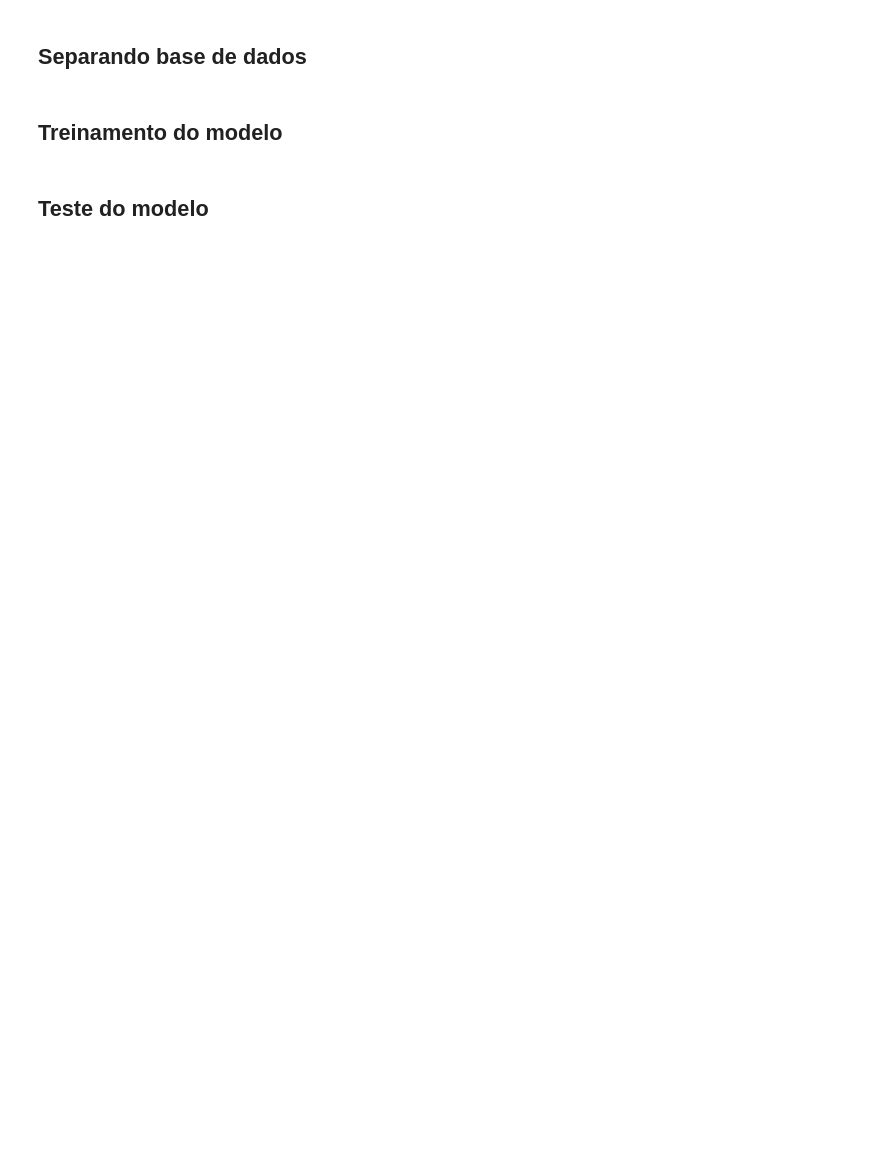
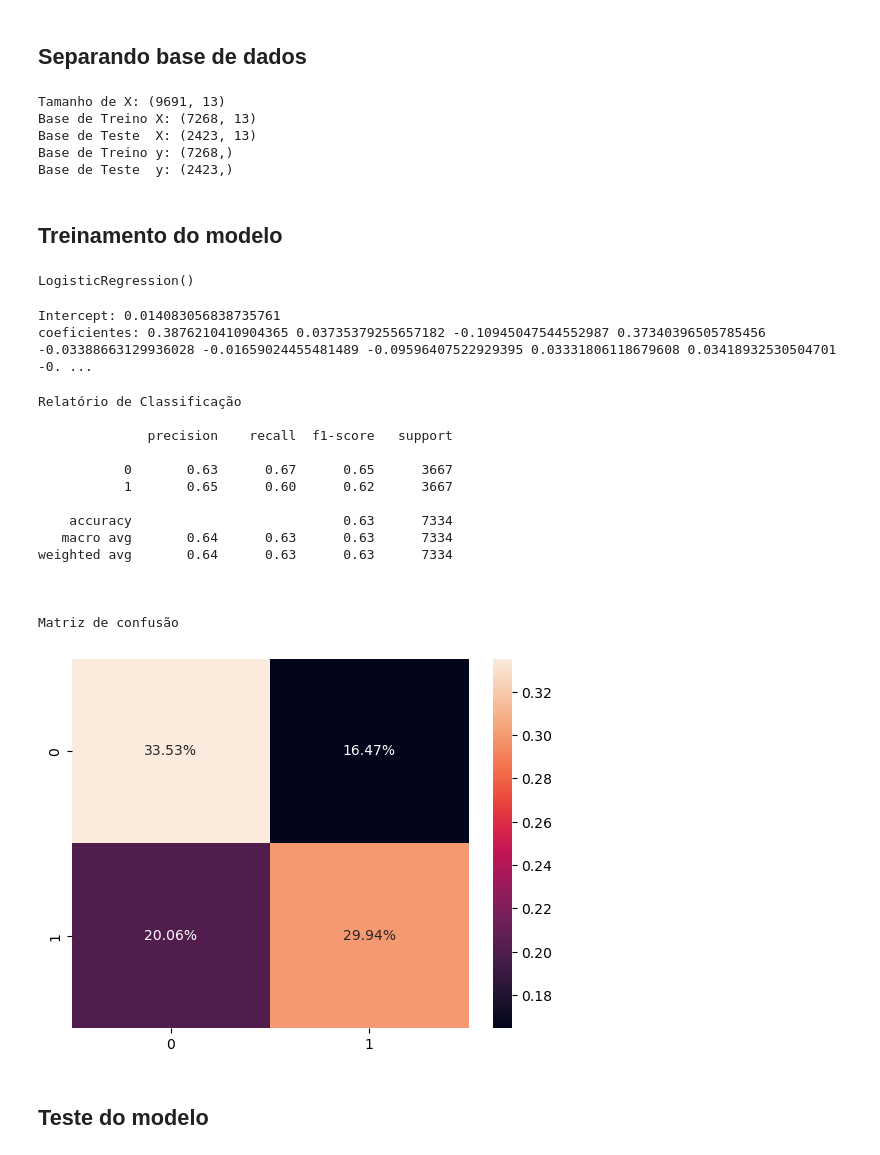
Before and after one commit to ramoneirao/machine-learning, a Jupyter notebook: classificacao/Cardio-RegLog.ipynb, the cells around one changed output. Cells and saved outputs as stored; diff of their text form; code cells hidden in the pictures; blank space fills up the shorter version.

```diff
--- a/classificacao/Cardio-RegLog.ipynb
+++ b/classificacao/Cardio-RegLog.ipynb
@@ -145,6 +175,72 @@ correlacao(df)
 # %% [markdown]
 ## **Separando base de dados**
+# %%
+# Base de treino e teste
+X = df.drop(['doenca cardiaca'], axis=1)
+y = df['doenca cardiaca']
+print(f"Tamanho de X: {X.shape}")
+
+# Separação das bases de treino e test.
+X_train, X_test, y_train, y_test = train_test_split(X, y, test_size=0.25, random_state=42)
+
+print(f"Base de Treino X: {X_train.shape}")
+print(f"Base de Teste  X: {X_test.shape}")
+print(f"Base de Treino y: {y_train.shape}")
+print(f"Base de Teste  y: {y_test.shape}")
+
+# Padronização dos dados
+sc=StandardScaler()
+X_train = sc.fit_transform(X_train)
+X_test = sc.transform(X_test)
+
+# Balanceamento da com SMOTE
+smote = SMOTE(random_state=42)
+X_train, y_train = smote.fit_resample(X_train, y_train)
+# %% [output]
+Tamanho de X: (9691, 13)
+Base de Treino X: (7268, 13)
+Base de Teste  X: (2423, 13)
+Base de Treino y: (7268,)
+Base de Teste  y: (2423,)
 # %% [markdown]
 ## **Treinamento do modelo**
+# %%
+# Modelo de regressão logistica
+logistic_cardio = LogisticRegression()
+logistic_cardio.fit(X_train, y_train)
+# %% [output]
+LogisticRegression()
+# %%
+print('Intercept:',logistic_cardio.intercept_[0])
+print('coeficientes:',*logistic_cardio.coef_[0])
+# %% [output]
+Intercept: 0.014083056838735761
+coeficientes: 0.3876210410904365 0.03735379255657182 -0.10945047544552987 0.37340396505785456 -0.03388663129936028 -0.01659024455481489 -0.09596407522929395 0.03331806118679608 0.03418932530504701 -0. ...
+# %%
+# Relatorio e matriz de confusão
+prev_train=logistic_cardio.predict(X_train)
+print("\n\nRelatório de Classificação \n")
+print(classification_report(y_train, prev_train))
+
+print("\n\nMatriz de confusão\n")
+cm = confusion_matrix(y_train, prev_train)
+sns.heatmap(cm / cm.sum(), annot=True, fmt='.2%')
+plt.show()
+# %% [output]
+Relatório de Classificação
+
+              precision    recall  f1-score   support
+
+           0       0.63      0.67      0.65      3667
+           1       0.65      0.60      0.62      3667
+
+    accuracy                           0.63      7334
+   macro avg       0.64      0.63      0.63      7334
+weighted avg       0.64      0.63      0.63      7334
+
+
+
+Matriz de confusão
+[figure, added]
 # %% [markdown]
 ## **Teste do modelo**
```
Also changed, not shown: parts of 16 cells of this notebook.
